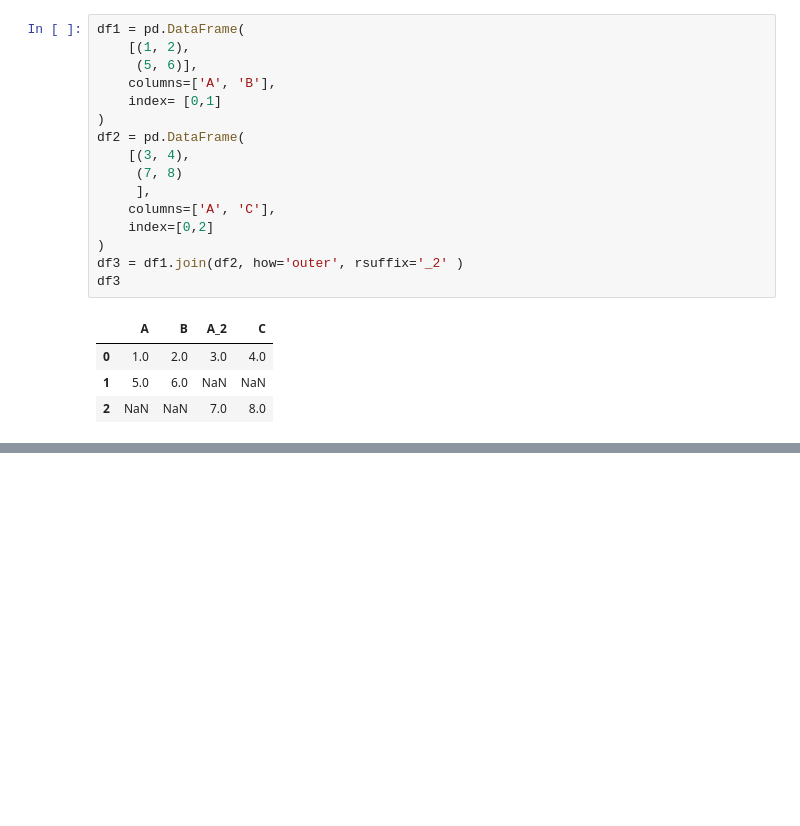
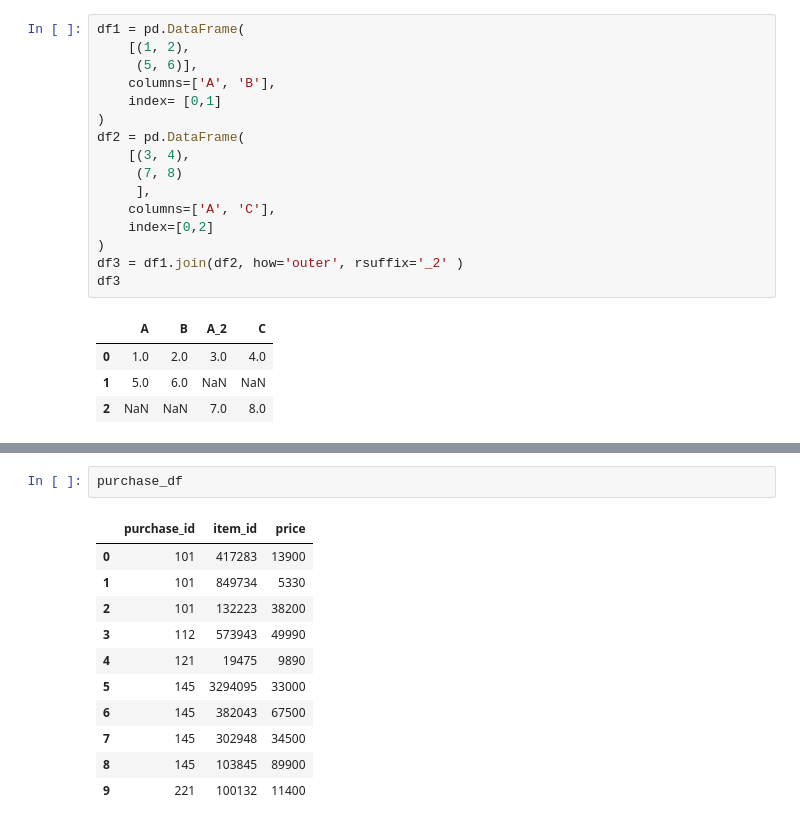
Before and after one commit to Truelegofan/DST_W, a Jupyter notebook: Py-12_Pandas_pro/Python_12_notebook_2.ipynb, the cells around one changed output, grey strips where cells are left out. Saved outputs shown, nothing was run; the diff lists cells and outputs as text; blank space fills up the shorter version.

```diff
--- a/Py-12_Pandas_pro/Pyton_12_MovieLens.ipynb
+++ b/Py-12_Pandas_pro/Python_12_notebook_2.ipynb
@@ -229,0 +255,14 @@ df3
+# %%
+purchase_df
+# %% [output]
+|  | purchase_id | item_id | price |
+| 0 | 101 | 417283 | 13900 |
+| 1 | 101 | 849734 | 5330 |
+| 2 | 101 | 132223 | 38200 |
+| 3 | 112 | 573943 | 49990 |
+| 4 | 121 | 19475 | 9890 |
+| 5 | 145 | 3294095 | 33000 |
+| 6 | 145 | 382043 | 67500 |
+| 7 | 145 | 302948 | 34500 |
+| 8 | 145 | 103845 | 89900 |
+| 9 | 221 | 100132 | 11400 |
```
Also changed, not shown: parts of 5 cells of this notebook, 2 other files.
